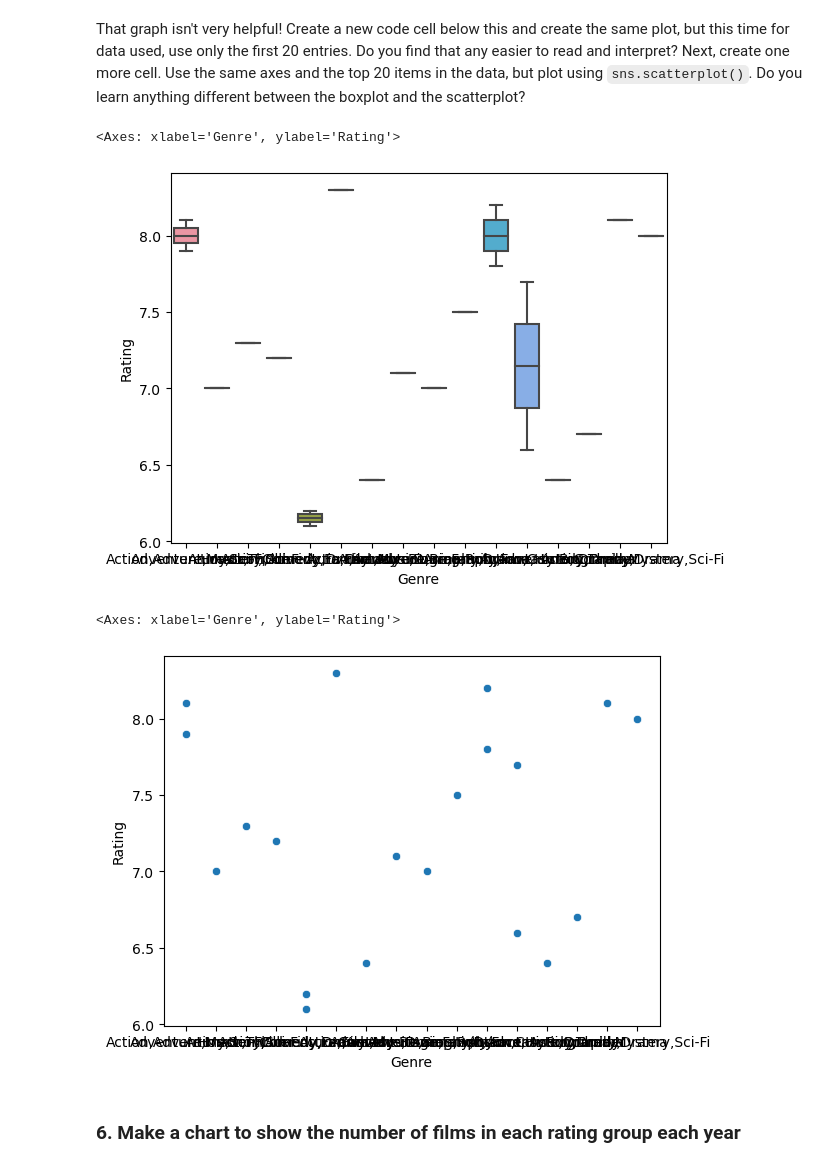
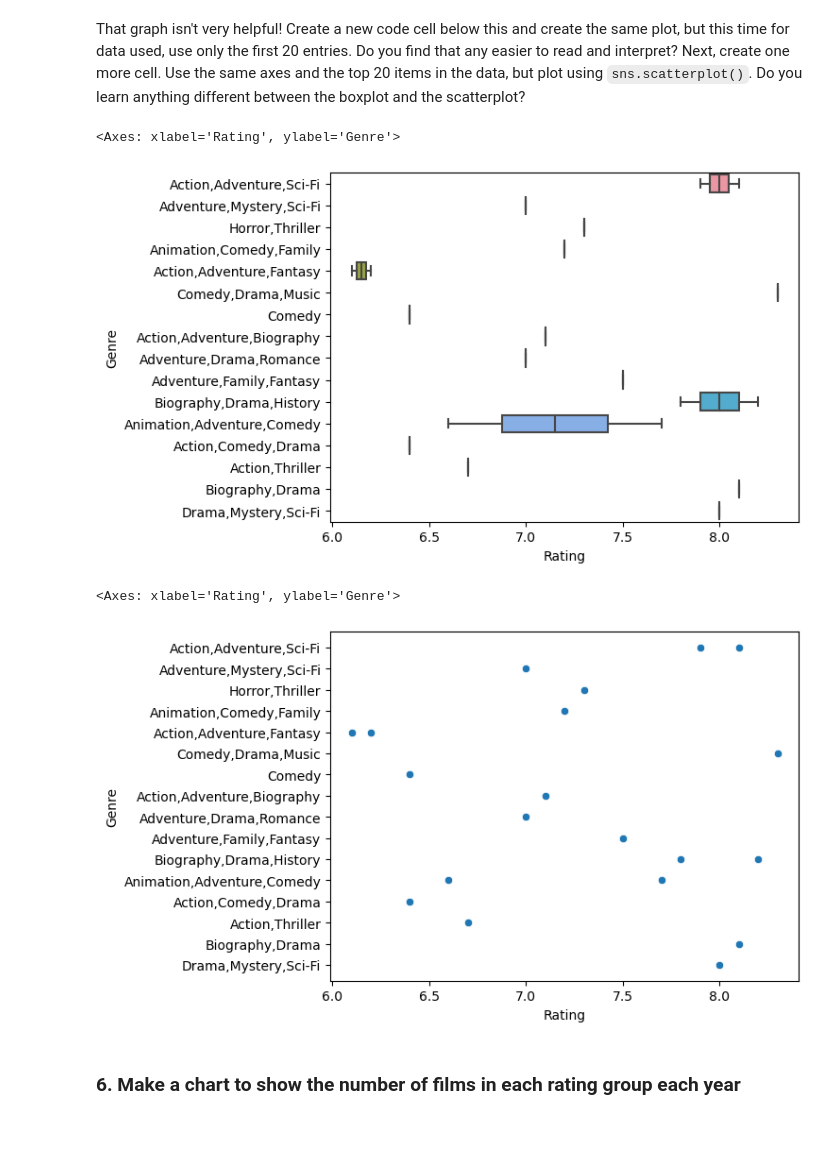
Before and after one commit to sclark9397/EDA_pt2_studio, a Jupyter notebook: EDApt2-Studio.ipynb, the cells around one changed output. Saved outputs shown, nothing was run; the diff lists cells and outputs as text; code cells hidden in the pictures; blank space fills up the shorter version.

```diff
--- a/EDApt2-Studio.ipynb
+++ b/EDApt2-Studio.ipynb
@@ -205,15 +205,15 @@ use only the first 20 entries.
 Do you find that any easier to read and interpret?
 Next, create one more cell. Use the same axes and the top 20 items in the data, but plot using ``sns.scatterplot()``. Do you learn anything different between the boxplot and the scatterplot?
 # %%
-sns.boxplot(x = 'Genre', y = 'Rating', data=imdb.head(20))
+sns.boxplot(x = 'Rating', y = 'Genre', data=imdb.head(20), orient='h')
 # %% [output]
-<Axes: xlabel='Genre', ylabel='Rating'>
+<Axes: xlabel='Rating', ylabel='Genre'>
-[figure, old version]
+[figure, new version]
 # %%
-sns.scatterplot(x = 'Genre', y = 'Rating', data=imdb.head(20))
+sns.scatterplot(x = 'Rating', y = 'Genre', data=imdb.head(20))
 # %% [output]
-<Axes: xlabel='Genre', ylabel='Rating'>
+<Axes: xlabel='Rating', ylabel='Genre'>
-[figure, old version]
+[figure, new version]
 # %% [markdown]
 ### 6. Make a chart to show the number of films in each rating group each year
 # %%
```
